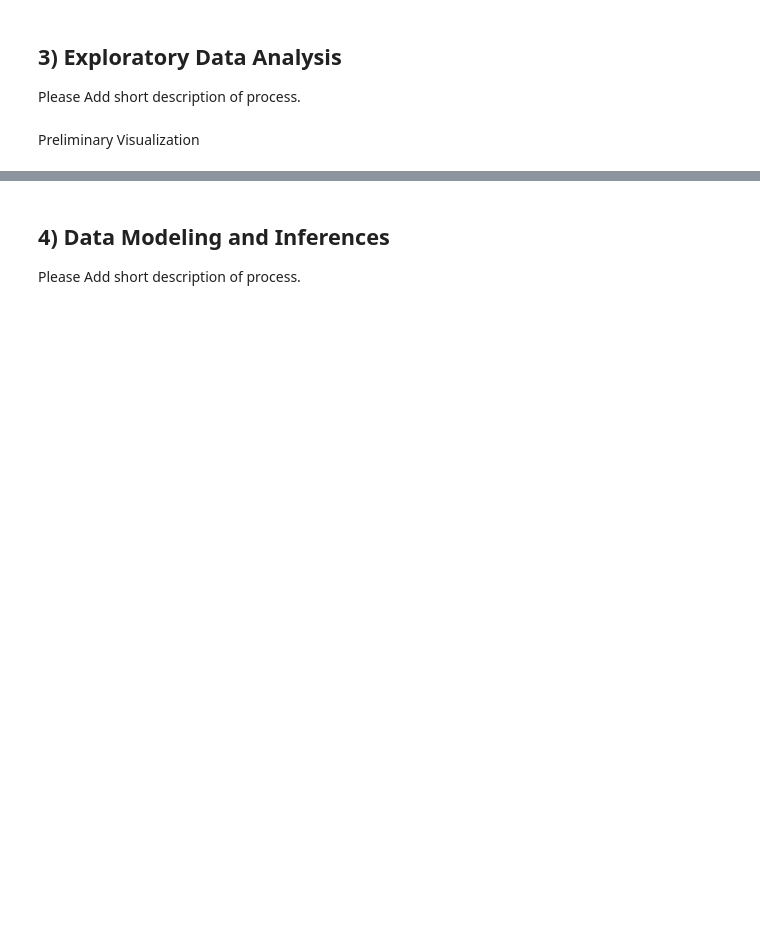
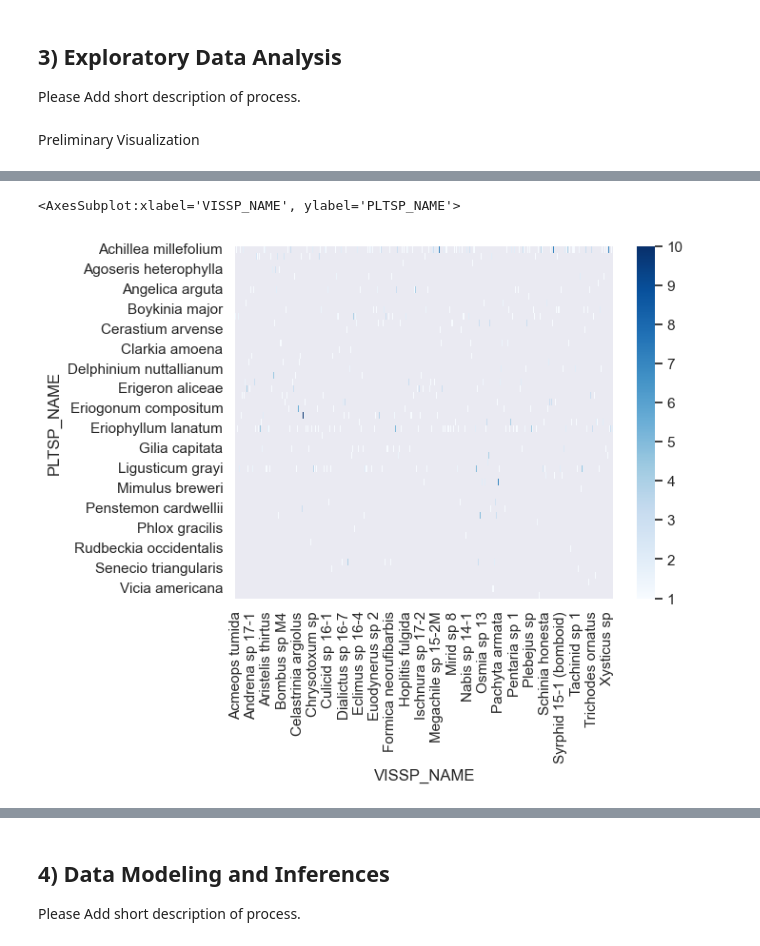
Before and after one commit to AlexandreSeb97/data200-fall22, a Jupyter notebook: analysis.ipynb, the cells around one changed output, grey strips where cells are left out. Drawn from its saved outputs; the diff is of its cells as text; code cells hidden in the pictures; blank space fills up the shorter version.

```diff
--- a/analysis.ipynb
+++ b/analysis.ipynb
@@ -262,0 +303,7 @@ plt.show()
+# %%
+poll_subset = grouped_dff.drop_duplicates(subset='VISSP_NAME')
+poll_pivot = poll_subset.pivot('PLTSP_NAME', 'VISSP_NAME', 'int_mean')
+sns.heatmap(poll_pivot, cmap='Blues')
+# %% [output]
+<AxesSubplot:xlabel='VISSP_NAME', ylabel='PLTSP_NAME'>
+[figure, added]
```
Also changed, not shown: parts of 19 cells of this notebook, 1 other file.
